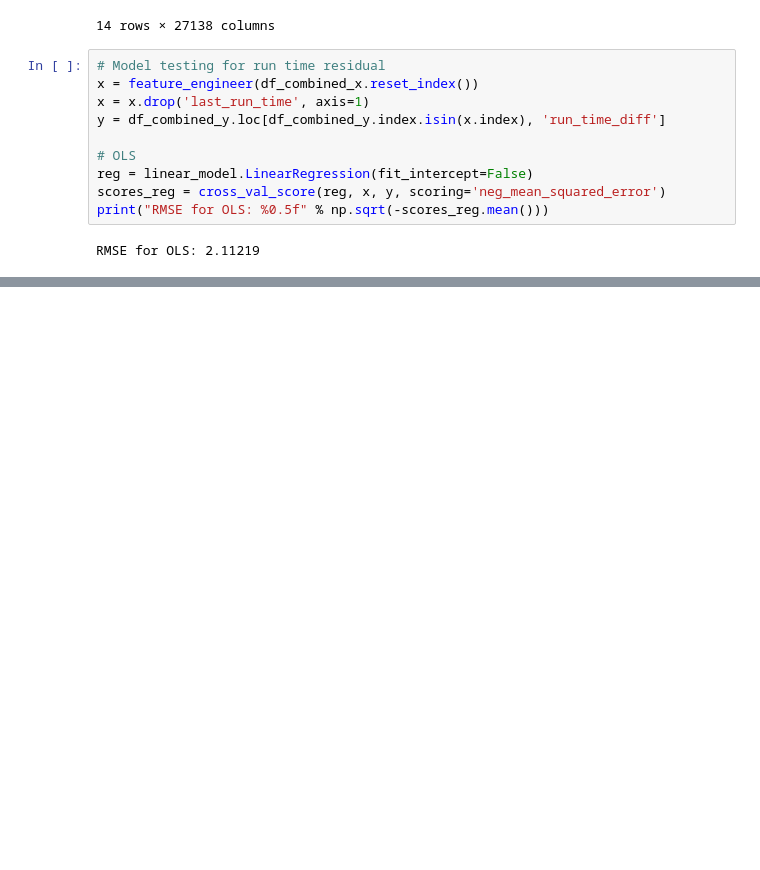
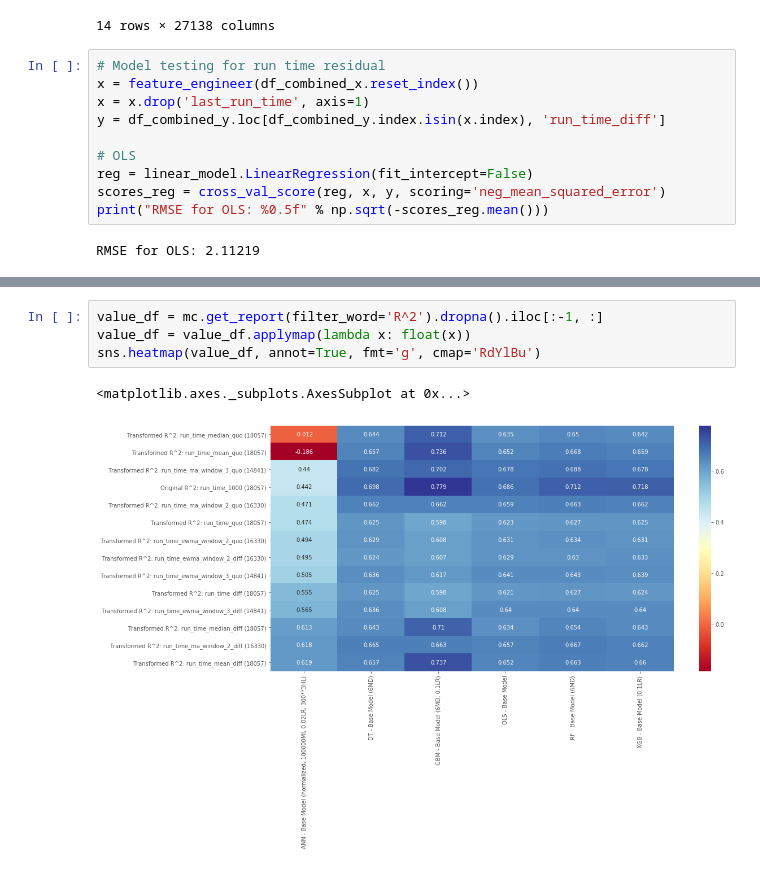
Before and after one commit to terryluzj/ba-fyp-sports-analytics, a Jupyter notebook: analysis/4_predictive_regression.ipynb, the cells around one changed output, grey strips where cells are left out. Drawn from its saved outputs; the diff is of its cells as text; blank space fills up the shorter version.

```diff
--- a/analysis/4_predictive_regression.ipynb
+++ b/analysis/4_predictive_regression.ipynb
@@ -589,0 +600,7 @@ sns.heatmap(value_df, annot=True, fmt='g', cmap='RdYlBu_r')
+# %%
+value_df = mc.get_report(filter_word='R^2').dropna().iloc[:-1, :]
+value_df = value_df.applymap(lambda x: float(x))
+sns.heatmap(value_df, annot=True, fmt='g', cmap='RdYlBu')
+# %% [output]
+<matplotlib.axes._subplots.AxesSubplot at 0x...>
+[figure, added]
```
Also changed, not shown: parts of 6 cells of this notebook.
